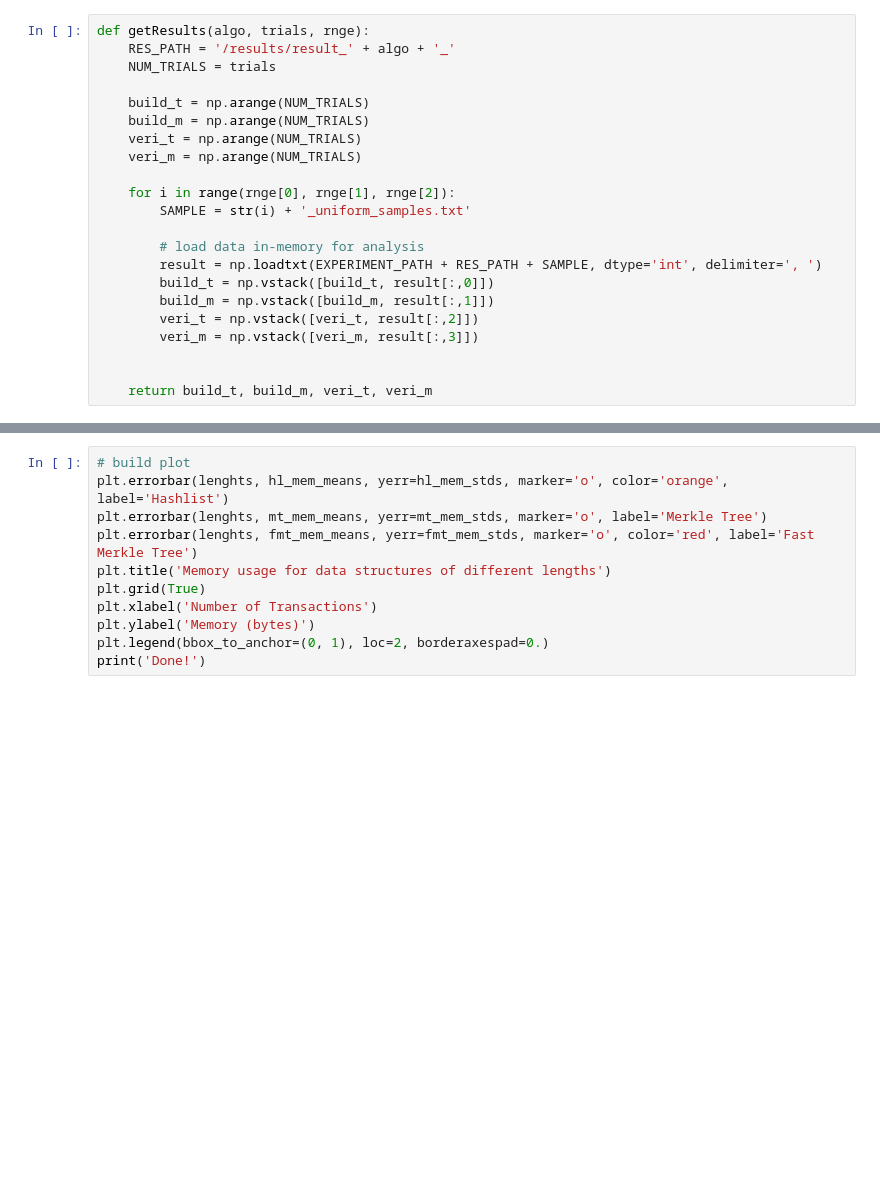
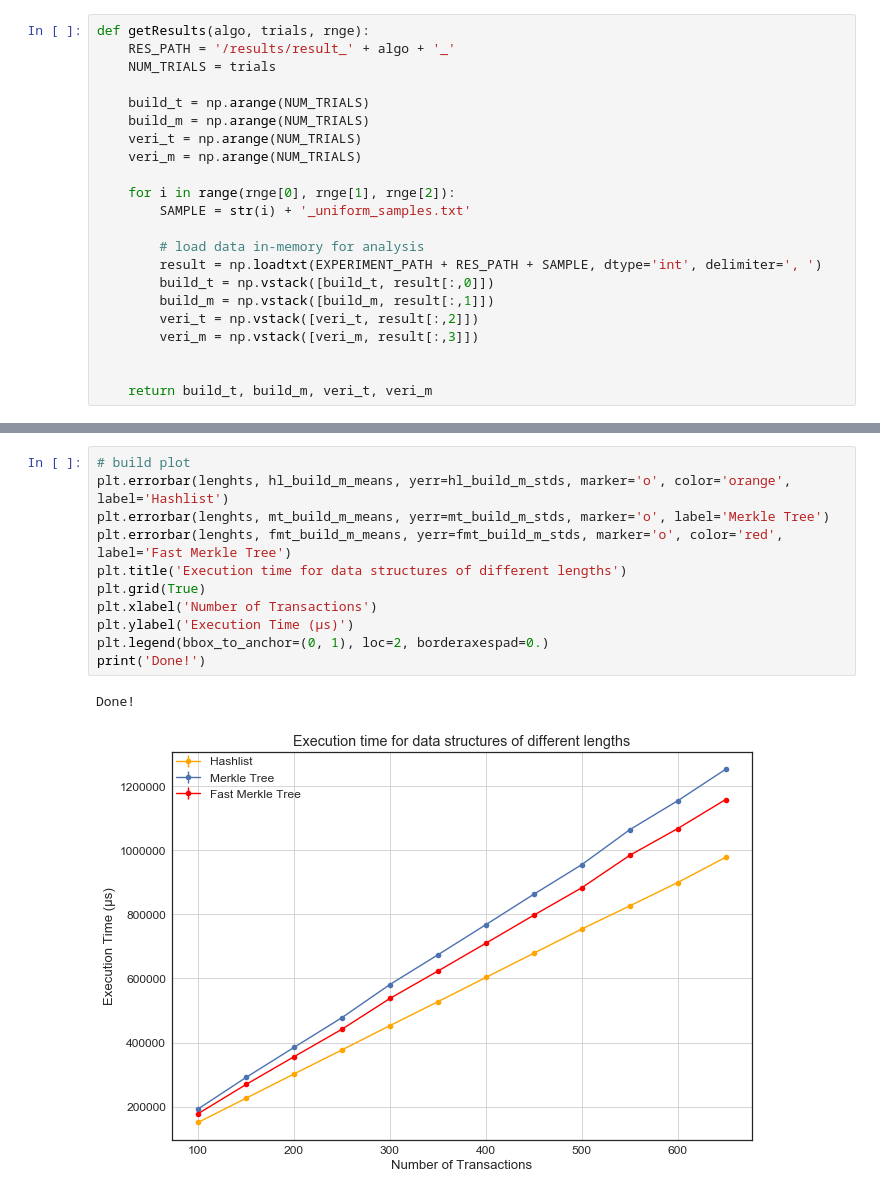
Before and after one commit to SimoneStefani/thesis-data-analysis, a Jupyter notebook: Thesis Data Analysis.ipynb, the cells around one changed output, grey strips where cells are left out. Cells and saved outputs as stored; diff of their text form; blank space fills up the shorter version.

```diff
--- a/Thesis Data Analysis.ipynb
+++ b/Thesis Data Analysis.ipynb
@@ -160,11 +166,14 @@ Done!
 # %%
 # build plot
-plt.errorbar(lenghts, hl_mem_means, yerr=hl_mem_stds, marker='o', color='orange', label='Hashlist')
-plt.errorbar(lenghts, mt_mem_means, yerr=mt_mem_stds, marker='o', label='Merkle Tree')
-plt.errorbar(lenghts, fmt_mem_means, yerr=fmt_mem_stds, marker='o', color='red', label='Fast Merkle Tree')
-plt.title('Memory usage for data structures of different lengths')
+plt.errorbar(lenghts, hl_build_m_means, yerr=hl_build_m_stds, marker='o', color='orange', label='Hashlist')
+plt.errorbar(lenghts, mt_build_m_means, yerr=mt_build_m_stds, marker='o', label='Merkle Tree')
+plt.errorbar(lenghts, fmt_build_m_means, yerr=fmt_build_m_stds, marker='o', color='red', label='Fast Merkle Tree')
+plt.title('Execution time for data structures of different lengths')
 plt.grid(True)
 plt.xlabel('Number of Transactions')
-plt.ylabel('Memory (bytes)')
+plt.ylabel('Execution Time (µs)')
 plt.legend(bbox_to_anchor=(0, 1), loc=2, borderaxespad=0.)
 print('Done!')
+# %% [output]
+Done!
+[figure, added]
```
Also changed, not shown: parts of 3 cells of this notebook.
